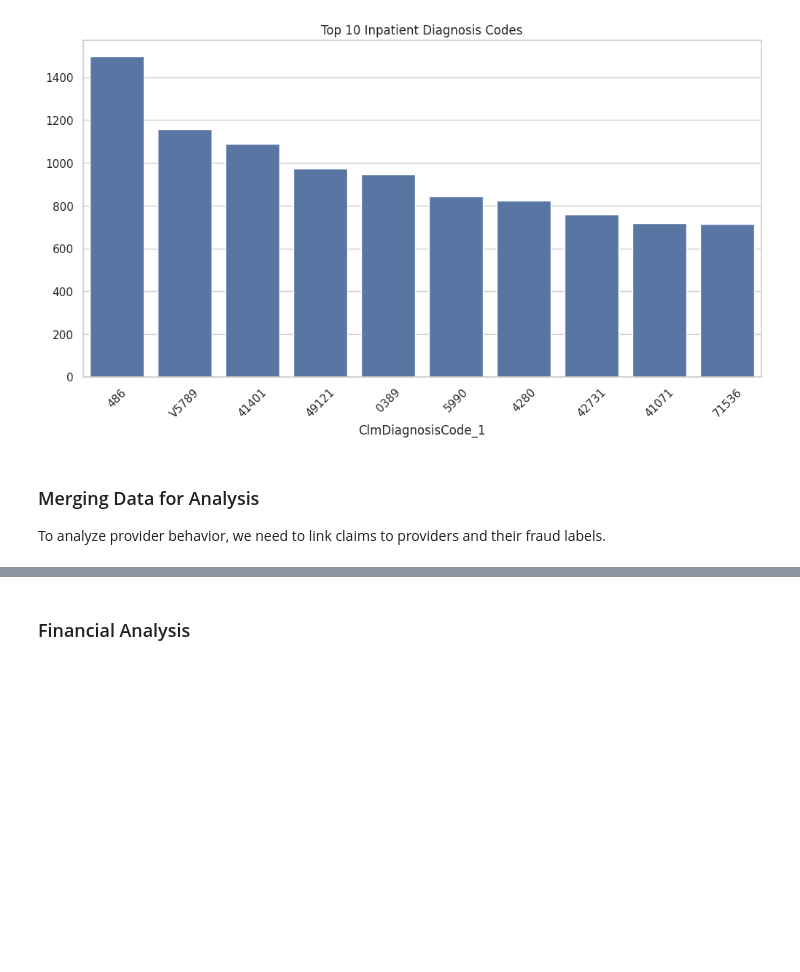
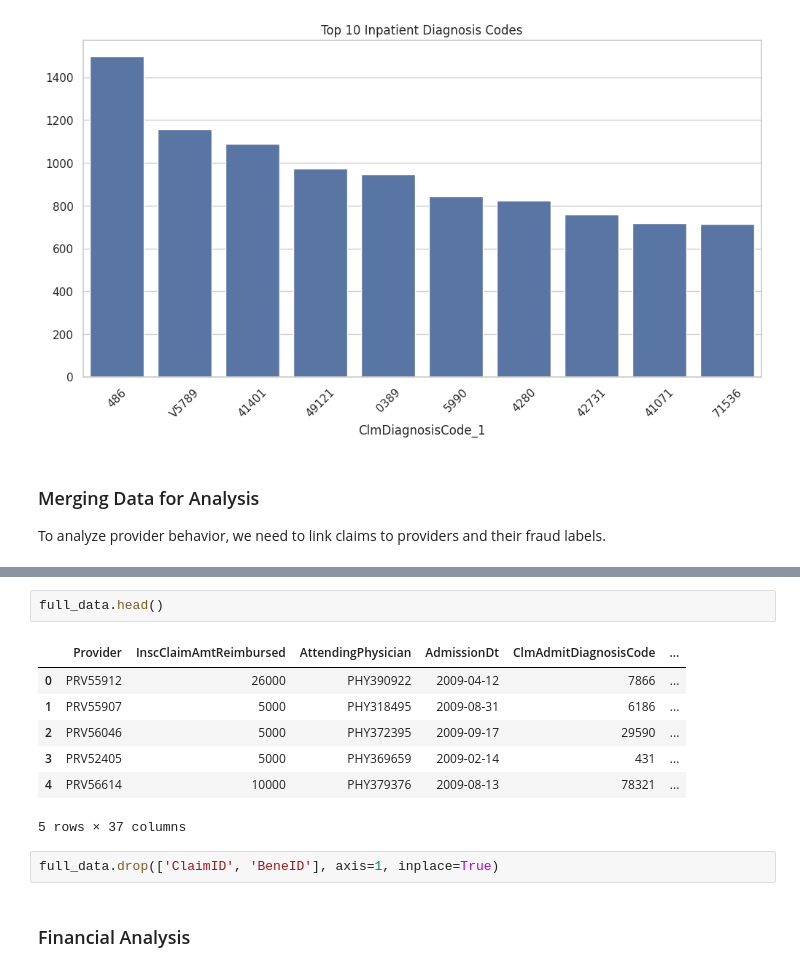
Before and after one commit to AhmedHaythamNaga/fraud_detection_project, a Jupyter notebook: notebooks/01_data_exploration_and_feature_engineering.ipynb, the cells around one changed output, grey strips where cells are left out. Drawn from its saved outputs; the diff is of its cells as text; blank space fills up the shorter version.

```diff
--- a/notebooks/01_data_exploration_and_feature_engineering.ipynb
+++ b/notebooks/01_data_exploration_and_feature_engineering.ipynb
@@ -282,3 +316,15 @@ Full Combined Data Shape: (558211, 57)
+# %%
+full_data.head()
+# %% [output]
+|  | Provider | InscClaimAmtReimbursed | AttendingPhysician | AdmissionDt | ClmAdmitDiagnosisCode | ... |
+| 0 | PRV55912 | 26000 | PHY390922 | 2009-04-12 | 7866 | ... |
+| 1 | PRV55907 | 5000 | PHY318495 | 2009-08-31 | 6186 | ... |
+| 2 | PRV56046 | 5000 | PHY372395 | 2009-09-17 | 29590 | ... |
+| 3 | PRV52405 | 5000 | PHY369659 | 2009-02-14 | 431 | ... |
+| 4 | PRV56614 | 10000 | PHY379376 | 2009-08-13 | 78321 | ... |
+5 rows × 37 columns
+# %%
+full_data.drop(['ClaimID', 'BeneID'], axis=1, inplace=True)
 # %% [markdown]
 ### Financial Analysis
 # %%
```
Also changed, not shown: parts of 17 cells of this notebook, 1 other file.
